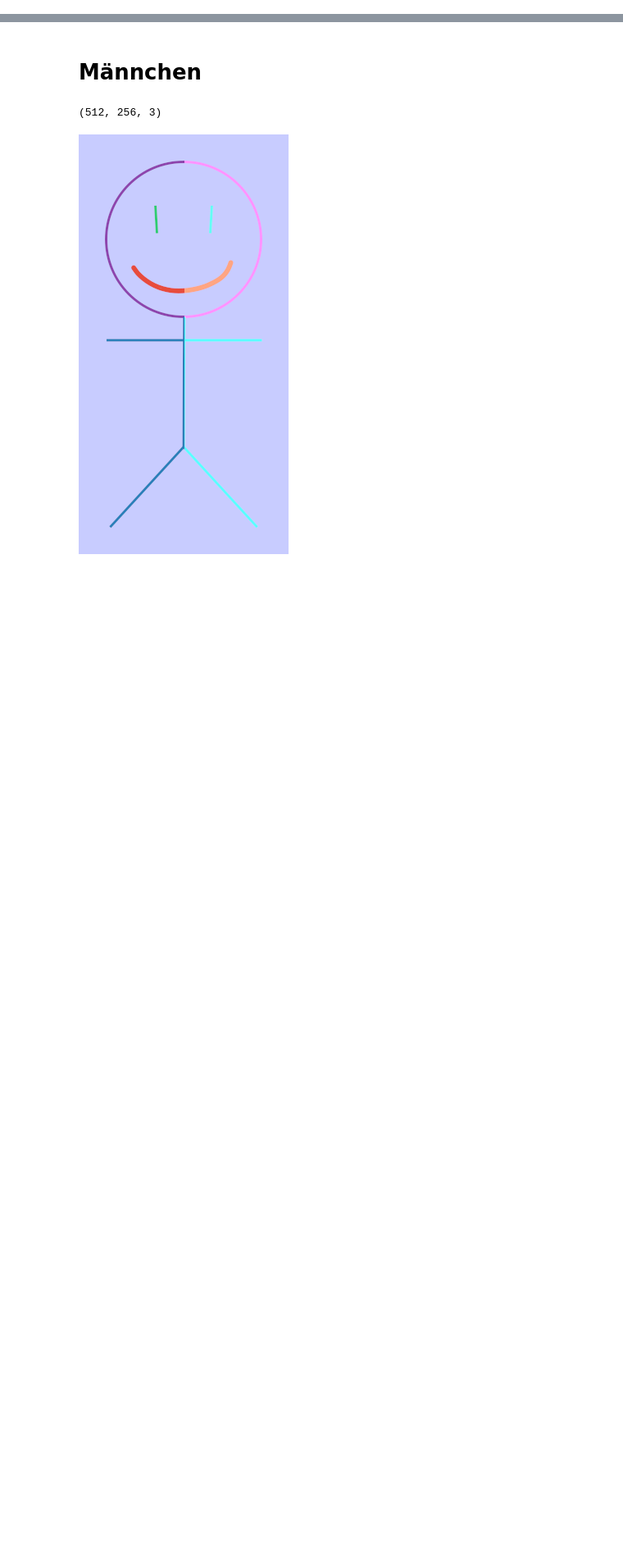
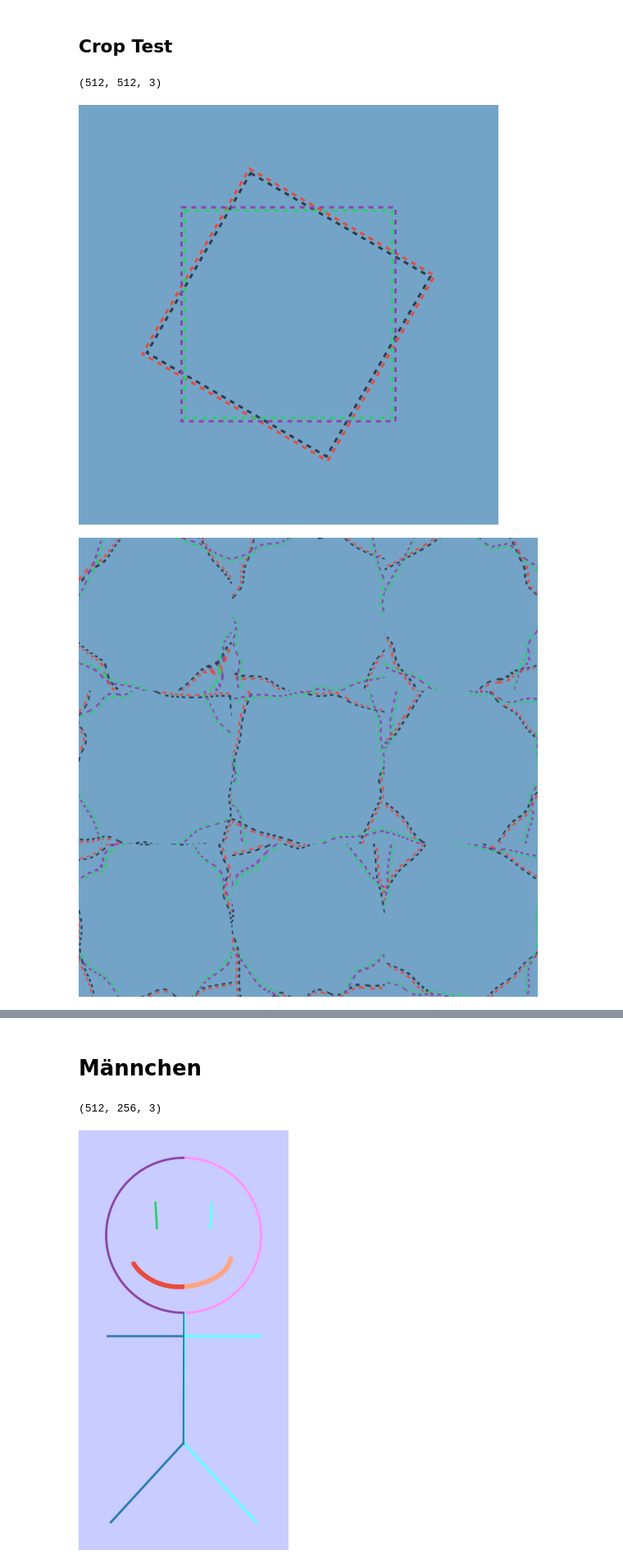
Before and after one commit to khdlr/augmax, a Jupyter notebook: Playground.ipynb, the cells around one changed output, grey strips where cells are left out. Shown: that part at 82% size. Saved outputs shown, nothing was run; the diff lists cells and outputs as text; code cells hidden in the pictures; blank space fills up the shorter version.

```diff
--- a/Playground.ipynb
+++ b/Playground.ipynb
@@ -40,0 +95,33 @@ def augment9(image, transform, rng):
+# %% [markdown]
+## Crop Test
+# %%
+img = Image.open('./test_center_crop.png').convert("RGB")
+
+data = jnp.asarray(img)
+rng = jax.random.PRNGKey(0)
+
+transform = augmax.TransformationChain(
+    augmax.GeometricChain(
+        # augmax.CenterCrop(384, 384),
+        # augmax.CenterCrop(256, 256),
+        augmax.Warp(),
+        augmax.CenterCrop(256, 256),
+        # augmax.RandomCrop(384, 384),
+        # augmax.CenterCrop(256, 256, [1, 1]),
+        # augmax.RandomCrop(256, 256),
+        augmax.Rotate(180, p=1.0),
+        # augmax.Rotate90(),
+    ),
+    augmax.ColorspaceChain(
+        augmax.ToFloat(),
+        # augmax.Normalize(),
+    )
+)
+
+print(data.shape)
+
+augment9(img, transform, rng)
+# %% [output]
+(512, 512, 3)
+[figure, added]
+[figure, added]
```
Also changed, not shown: parts of 10 cells of this notebook, 8 other files.
